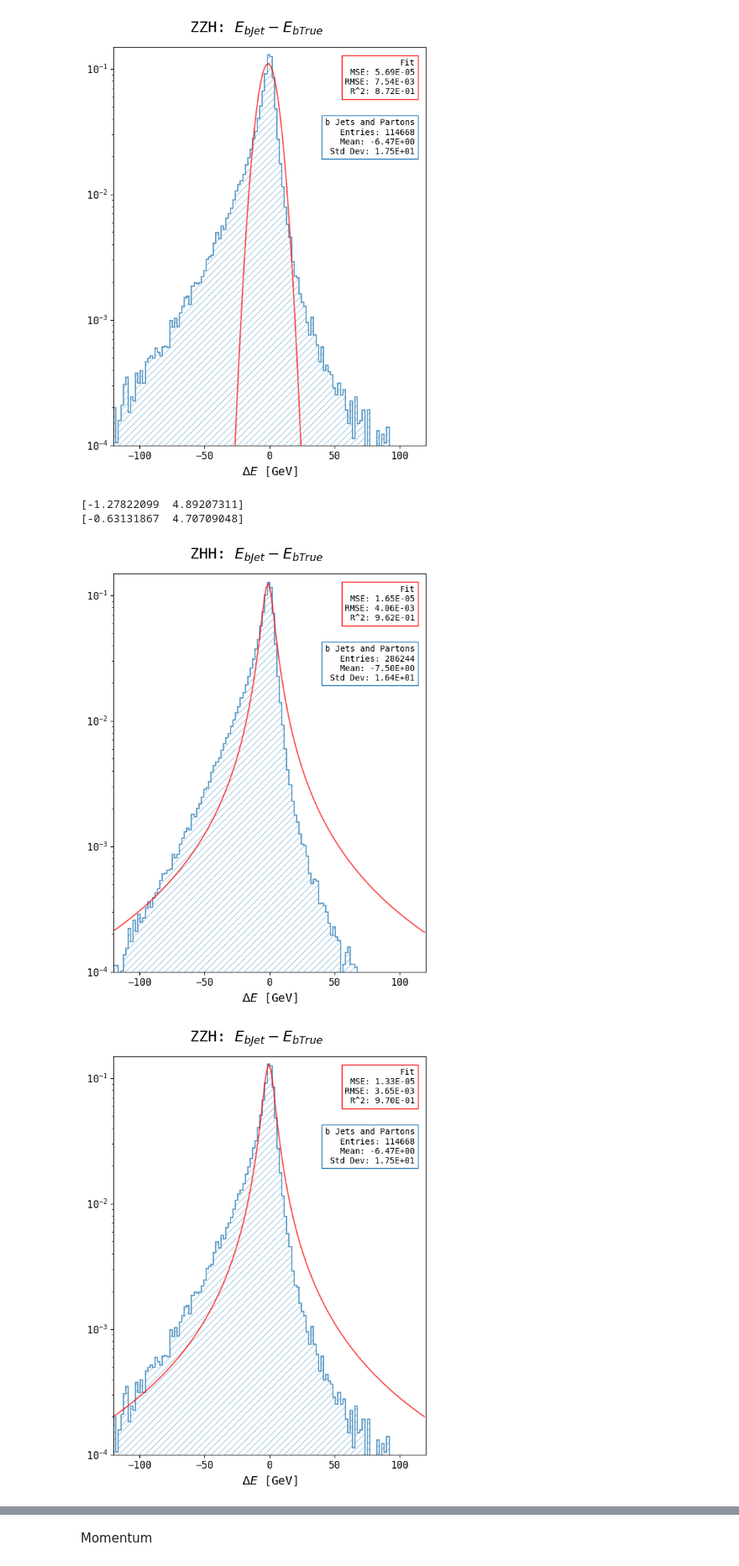
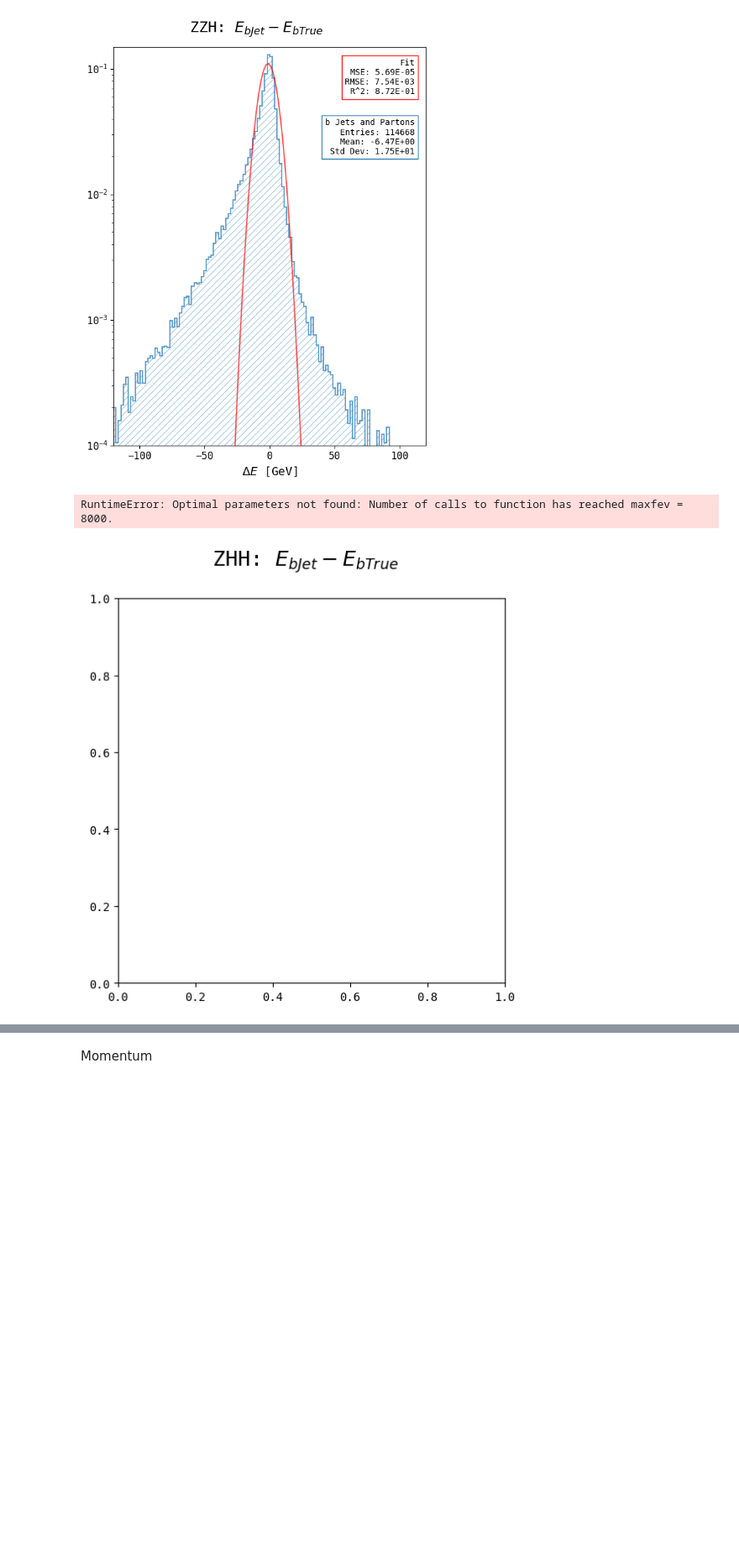
Before and after one commit to nVentis/MEM_HEP, a Jupyter notebook: notebooks/results/2_jet_transfer_functions.ipynb, the cells around one changed output, grey strips where cells are left out. Shown at 84% size. Drawn from its saved outputs; the diff is of its cells as text; code cells hidden in the pictures; blank space fills up the shorter version.

```diff
--- a/notebooks/results/2_jet_transfer_functions.ipynb
+++ b/notebooks/results/2_jet_transfer_functions.ipynb
@@ -87,9 +64,9 @@ for key in data:
         reco = angle['jet']
         quantity = r'\Theta' if j == 0 else r'\phi'
 
-        figure, popts = plot_transfer([(reco[i], true[i]) for i in range(len(true))], f"{key.upper()}", fit=fit, quantity=quantity, xlabel=r"$\Delta\Theta$ [π]",
-                                    true_label=r"b True", reco_label=r"b Jet", xlim=(-.75,.75), ylim=(0.0001, .15), n_bins=256, yscale="log",# titles=['Muon 1', 'Muon 2'],
-                                    plot_args={ 'scientific_stats': True, 'xlim_binning': (-.75,.75) })
+        figure, popts = plot_transfer([(reco[i], true[i]) for i in range(len(true))], f"{key.upper()}", fit=fit, quantity=quantity, xlabel=rf"$\Delta{quantity}$ [π]",
+                                    true_label=r"b True", reco_label=r"b Jet", xlim=(-.75,.75), ylim=(0.0001, .15), n_bins=256, yscale="log", # titles=['Muon 1', 'Muon 2'],
+                                    with_fit_opts=True, plot_args={ 'scientific_stats': True, 'xlim_binning': (-.75,.75), 'text_spacing_y': 0.18, 'with_fwhm': True })
         j += 1
 
         for fig in figure: figures.append(fig)
@@ -159,9 +138,11 @@ for key in data:
         reco = angle['jet']
         quantity = r'\Theta' if j == 0 else r'\phi'
 
-        figure, popts = plot_transfer([(reco, true)], f"{key.upper()}", fit=fit, quantity=quantity, xlabel=r"$\Delta\Theta$ [π]",
+        figure, popts = plot_transfer([(reco, true)], f"{key.upper()}", fit=fit, quantity=quantity, xlabel=rf"$\Delta{quantity}$ [π]",
+                                      size_y=6, size_x=6,
                                     true_label=r"b True", reco_label=r"b Jet", xlim=(-.75,.75), ylim=(0.0001, .15), n_bins=256, yscale="log",# titles=['Muon 1', 'Muon 2'],
-                                    plot_args={ 'scientific_stats': True, 'xlim_binning': (-.75,.75) })
+                                    with_fit_opts=True,
+                                    plot_args={ 'x': 'All b jets', 'scientific_stats': True, 'xlim_binning': (-.75,.75), 'text_spacing_y': 0.25, 'with_fwhm': True })
 
         for fig in figure: figures.append(fig)
         for popt in popts: fitparams.append(popt.tolist() if popt is not None else None)
@@ -200,8 +181,9 @@ for key in data:
     transfer_data_true = np.array(transfer_data_true).flatten()
 
     figure, popts = plot_transfer([(transfer_data_reco, transfer_data_true)], f"{key.upper()}", fit=fit, xlim=(-120, 120),
-                  true_label=r"b True", reco_label=r"b Jet", ylim=(.0001, .15), yscale='log',
-                  plot_args={ 'scientific_stats': True, 'x': 'b Jets and Partons', 'xlim_binning': (-120,120) });
+                                  size_y=6, size_x=6,
+                  true_label=r"b True", reco_label=r"b Jet", ylim=(.0001, .15), yscale='log', with_fit_opts=True,
+                  plot_args={ 'scientific_stats': True, 'x': 'b Jets and Partons', 'xlim_binning': (-120,120), 'text_spacing_y': 0.35, 'with_fwhm': True });
 
     for fig in figure: figures.append(fig)
     for popt in popts: fitparams.append(popt.tolist() if popt is not None else None)
@@ -247,37 +229,38 @@ with open(f'{repo_dir}/notebooks/results/2_jet_energy_fitparams_gauss.txt', 'w',
 [figure]
 [figure]
 # %%
-fit = "lorentz"
+module_reload('analysis')
+from analysis.transfer import plot_transfer
+
+fit = "log_normal"
 figures = []
 fitparams = []
 
 for key in data:
     df = data[key]
     transfer_data_reco = []
     transfer_data_true = []
 
     for i in range(1, 5):
         transfer_data_reco.append(df[f"jet{i}_e"])
         transfer_data_true.append(df[f"parton{i}_e"])
 
     transfer_data_reco = np.array(transfer_data_reco).flatten()
     transfer_data_true = np.array(transfer_data_true).flatten()
 
     figure, popts = plot_transfer([(transfer_data_reco, transfer_data_true)], f"{key.upper()}", fit=fit, xlim=(-120, 120),
-                  true_label=r"b True", reco_label=r"b Jet", ylim=(.0001, .15), yscale='log',
-                  plot_args={ 'scientific_stats': True, 'x': 'b Jets and Partons', 'xlim_binning': (-120,120) });
+                  true_label=r"b True", reco_label=r"b Jet", ylim=(.0001, .15), yscale='log', with_fit_opts=True, size_y=6, size_x=6,
+                  plot_args={ 'scientific_stats': True, 'x': 'b Jets and Partons', 'xlim_binning': (-120,120), 'text_spacing_y': 0.25, 'with_fwhm': True });
 
     for fig in figure: figures.append(fig)
     for popt in popts: fitparams.append(popt.tolist() if popt is not None else None)
 
-export_figures(f'{repo_dir}/notebooks/results/2_jet_energy_lorentz.pdf', figures)
-with open(f'{repo_dir}/notebooks/results/2_jet_energy_fitparams_lorentz.txt', 'w', encoding='utf-8') as file:
-    json.dump(fitparams, file, ensure_ascii=False, indent=4)
+#export_figures(f'{repo_dir}/notebooks/results/2_jet_energy_lorentz.pdf', figures)
+#with open(f'{repo_dir}/notebooks/results/2_jet_energy_fitparams_lorentz.txt', 'w', encoding='utf-8') as file:
+#    json.dump(fitparams, file, ensure_ascii=False, indent=4)
 # %% [output]
-[-1.27822099  4.89207311]
-[-0.63131867  4.70709048]
+RuntimeError: Optimal parameters not found: Number of calls to function has reached maxfev = 8000.
-[figure, old version]
+[figure, new version]
-[figure, removed]
 # %%
 module_reload('analysis')
 from analysis.import_data import import_true_reco
```
Also changed, not shown: parts of 8 cells of this notebook, 27 other files.
